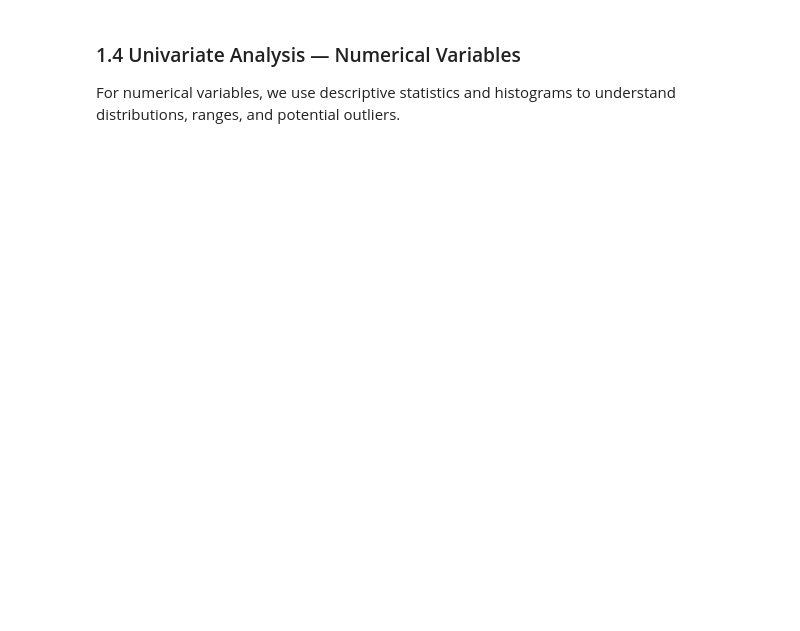
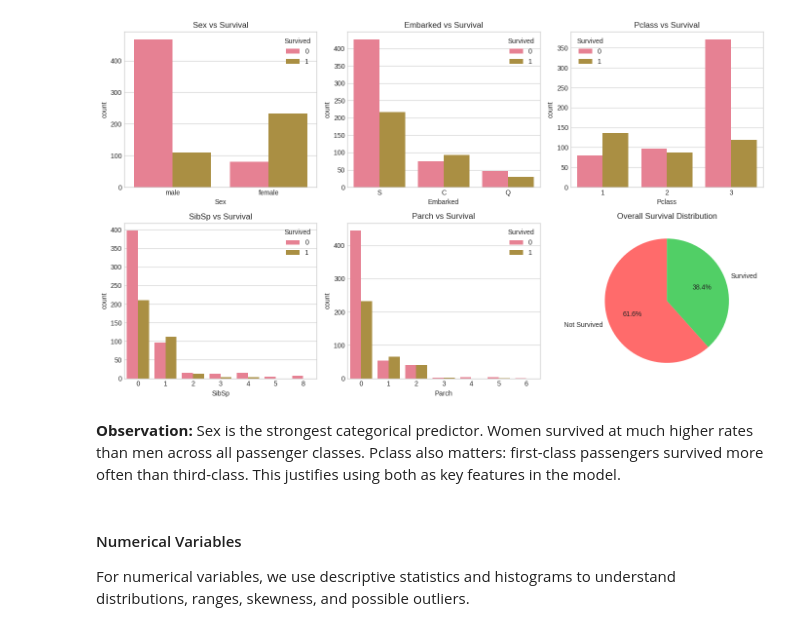
Before and after one commit to Chexor/ML-Titanic-Competition, a Jupyter notebook: Titanic_Disaster_Challenge-Final.ipynb, the cells around one changed output. Drawn from its saved outputs; the diff is of its cells as text; code cells hidden in the pictures; blank space fills up the shorter version.

```diff
--- a/Titanic_Disaster_Challenge-Final.ipynb
+++ b/Titanic_Disaster_Challenge-Final.ipynb
@@ -93,24 +196,28 @@ for col in cat_cols:
 # %%
 # Visualize categorical variables
 fig, axes = plt.subplots(2, 3, figsize=(14, 8))
 axes = axes.flatten()
 
 for i, col in enumerate(cat_cols):
     sns.countplot(data=train, x=col, hue='Survived', ax=axes[i])
     axes[i].set_title(f'{col} vs Survival')
 
-# Survived distribution
+# Overall survived distribution
 axes[-1].pie(train['Survived'].value_counts(), labels=['Not Survived', 'Survived'],
              autopct='%1.1f%%', colors=['#ff6b6b', '#51cf66'], startangle=90)
-axes[-1].set_title('Survival Distribution')
+axes[-1].set_title('Overall Survival Distribution')
 
 plt.tight_layout()
 plt.savefig('plots/categorical_analysis.png', dpi=150, bbox_inches='tight')
 plt.show()
+# %% [output]
+[figure, added]
+# %% [markdown]
+**Observation:** Sex is the strongest categorical predictor. Women survived at much higher rates than men across all passenger classes. Pclass also matters: first-class passengers survived more often than third-class. This justifies using both as key features in the model.
 # %% [markdown]
-### 1.4 Univariate Analysis — Numerical Variables
+#### Numerical Variables
 
-For numerical variables, we use descriptive statistics and histograms to understand distributions, ranges, and potential outliers.
+For numerical variables, we use descriptive statistics and histograms to understand distributions, ranges, skewness, and possible outliers.
 # %%
 # Numerical variables statistics
 num_cols = ['Age', 'Fare']
```
Also changed, not shown: parts of 124 cells of this notebook, 6 other files.
